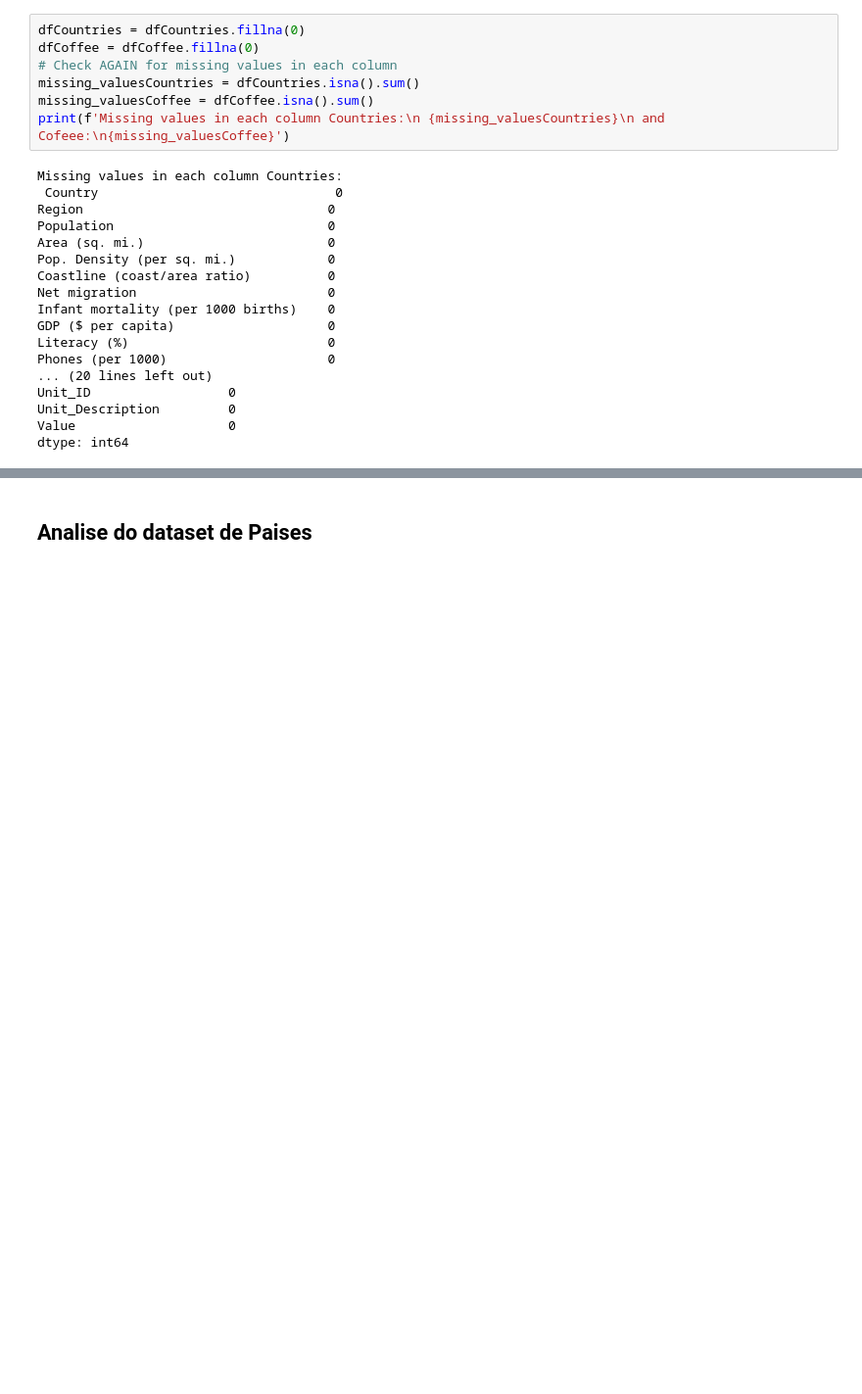
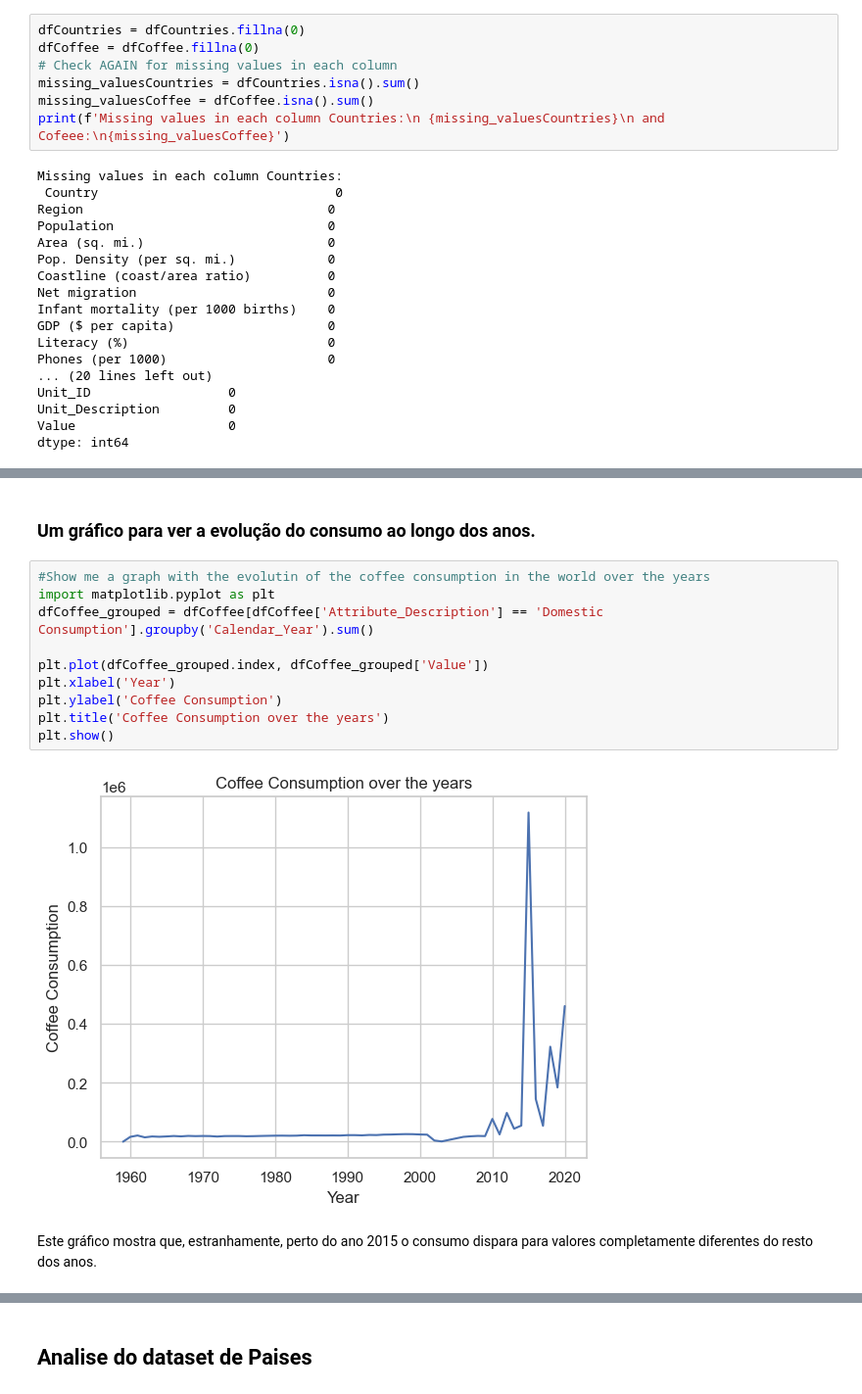
Before and after one commit to nunovivas/TrabalhoFinal, a Jupyter notebook: 04Final.ipynb, the cells around one changed output, grey strips where cells are left out. Shown at 98% size. Saved outputs shown, nothing was run; the diff lists cells and outputs as text; blank space fills up the shorter version.

Commit message:
Pronto para entregar

```diff
--- a/04Final.ipynb
+++ b/04Final.ipynb
@@ -85,0 +125,16 @@ dtype: int64
+# %% [markdown]
+### Um gráfico para ver a evolução do consumo ao longo dos anos.
+# %%
+#Show me a graph with the evolutin of the coffee consumption in the world over the years
+import matplotlib.pyplot as plt
+dfCoffee_grouped = dfCoffee[dfCoffee['Attribute_Description'] == 'Domestic Consumption'].groupby('Calendar_Year').sum()
+
+plt.plot(dfCoffee_grouped.index, dfCoffee_grouped['Value'])
+plt.xlabel('Year')
+plt.ylabel('Coffee Consumption')
+plt.title('Coffee Consumption over the years')
+plt.show()
+# %% [output]
+[figure, added]
+# %% [markdown]
+Este gráfico mostra que, estranhamente, perto do ano 2015 o consumo dispara para valores completamente diferentes do resto dos anos.
```
Also changed, not shown: parts of 19 cells of this notebook, 1 other file.
